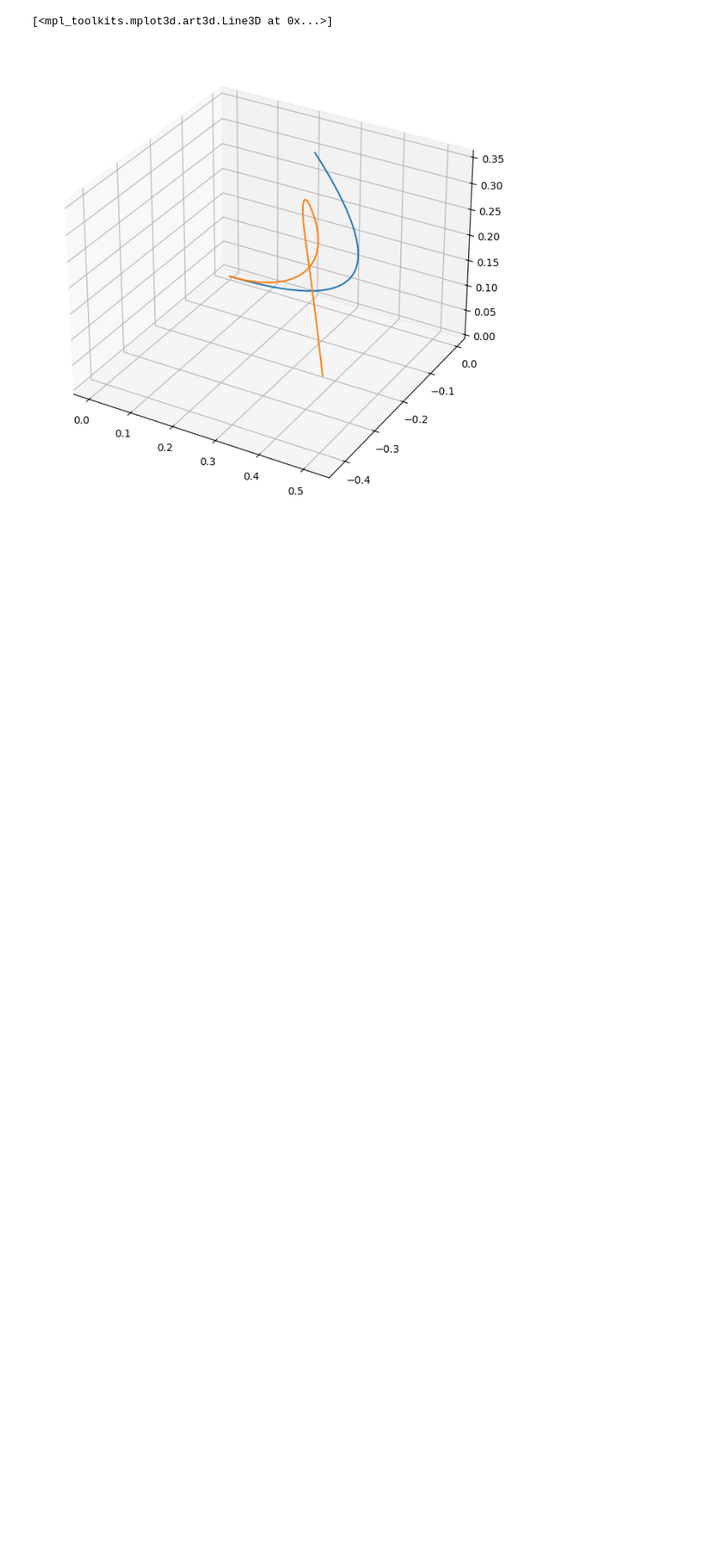
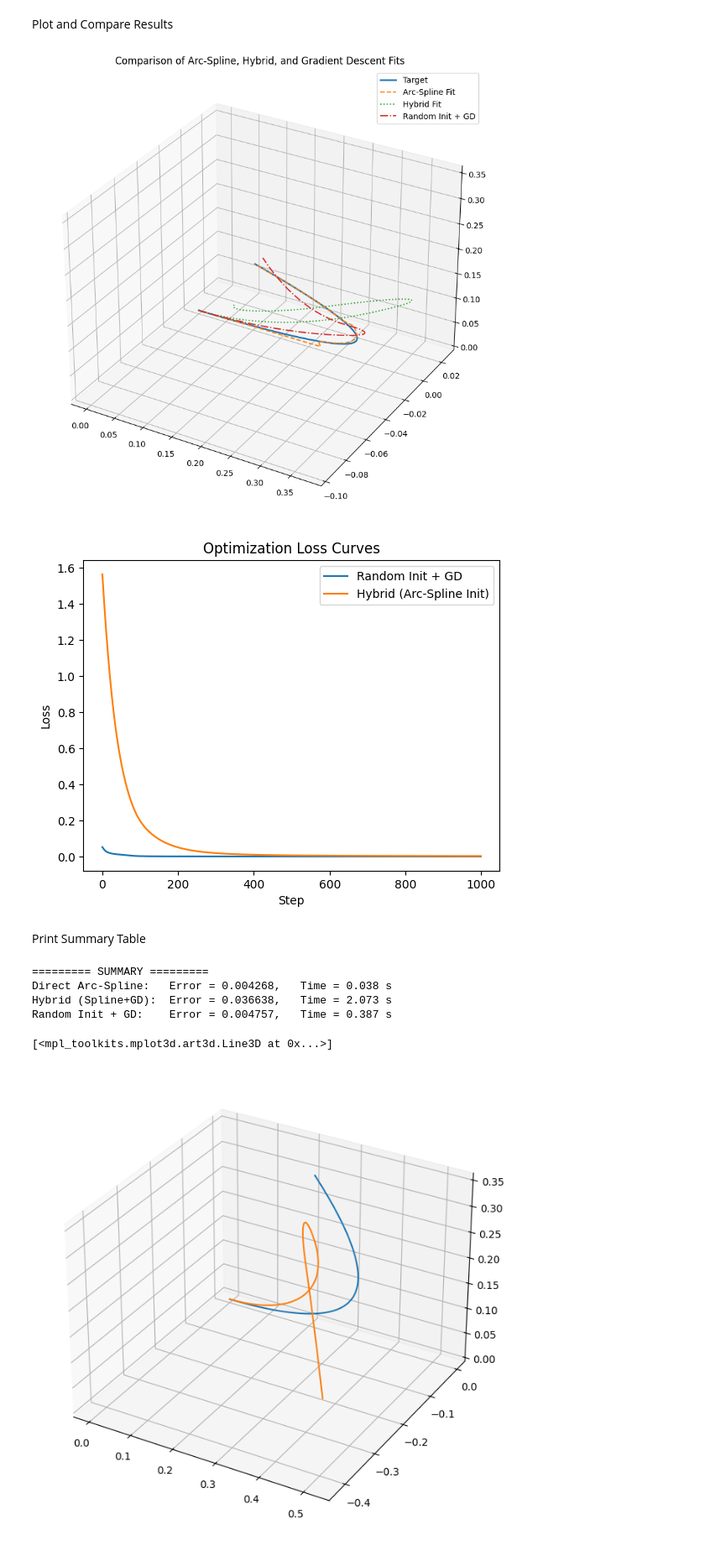
Before and after one commit to AEbrazeh/SoftActuatorSimulation, a Jupyter notebook: Demonstration.ipynb, the cells around one changed output. Shown: that part at 84% size. Drawn from its saved outputs; the diff is of its cells as text; code cells hidden in the pictures; blank space fills up the shorter version.

```diff
--- a/Demonstration.ipynb
+++ b/Demonstration.ipynb
@@ -11,0 +20,2 @@ from scipy.spatial.transform import Rotation as R
+# %%
+pTarget = resampleUniform(CurveGenerator(nCtrl=3, order=2, nPoints=100, seed=400), 50)/2
@@ -11,0 +40,8 @@ from scipy.spatial.transform import Rotation as R
+# %%
+start = time.time()
+fit_points, partition, diagnostics = fit_3d_arcspline(pTarget_np, n_segments=nSegments)
+arc_segments = extract_arc_parameters(diagnostics)
+init_params = arc_segments_to_l_beta_alpha(arc_segments)   # shape (nSegments, 3)
+direct_time = time.time() - start
+direct_error = np.mean(np.linalg.norm(fit_points - pTarget_np, axis=1))
+print(f"Direct Arc-Spline Fit - Error: {direct_error:.6f}   Time: {direct_time:.3f} s")# Use these directly to calculate stiffness and set the robot
@@ -11,0 +76,16 @@ from scipy.spatial.transform import Rotation as R
+# %%
+key = jax.random.PRNGKey(0)
+params_rand = 2 * jax.random.normal(key, (nSegments, 3))
+optState_rand = optimizer.init(params_rand)
+losses_random = []
+start = time.time()
+for ii in range(1000):
+    L, params_rand, optState_rand = optimizationStep(params_rand, pTarget, criterion, optimizer, optState_rand)
+    losses_random.append(L)
+    if ii % 100 == 0:
+        print(f"Random GD step {ii}, Loss: {L:.6f}", end='\r')
+random_time = time.time() - start
+
+p_random = resampleUniform(generateArcSpline(params_rand, 1000), len(pTarget_np))
+random_error = np.mean(np.linalg.norm(p_random - pTarget_np, axis=1))
+print(f"\nRandom Initialization + GD - Error: {random_error:.6f}   Time: {random_time:.3f} s")
@@ -12,3 +95,39 @@ from scipy.spatial.transform import Rotation as R
+# %% [markdown]
+Plot and Compare Results
+# %%
+fig = plt.figure(figsize=(10, 10))
+ax = fig.add_subplot(111, projection='3d')
+ax.plot(pTarget_np[:,0], pTarget_np[:,1], pTarget_np[:,2], label='Target', lw=2)
+ax.plot(fit_points[:,0], fit_points[:,1], fit_points[:,2], '--', label='Arc-Spline Fit')
+ax.plot(p_hybrid[:,0], p_hybrid[:,1], p_hybrid[:,2], ':', label='Hybrid Fit')
+ax.plot(p_random[:,0], p_random[:,1], p_random[:,2], '-.', label='Random Init + GD')
+ax.legend()
+ax.set_title('Comparison of Arc-Spline, Hybrid, and Gradient Descent Fits')
+plt.show()
+
+plt.figure()
+plt.plot(losses_random, label='Random Init + GD')
+plt.plot(losses_hybrid, label='Hybrid (Arc-Spline Init)')
+plt.xlabel('Step')
+plt.ylabel('Loss')
+plt.legend()
+plt.title('Optimization Loss Curves')
+plt.show()
+# %% [output]
+[figure, added]
+[figure, added]
+# %% [markdown]
+Print Summary Table
+# %%
+print("========= SUMMARY =========")
+print(f"Direct Arc-Spline:   Error = {direct_error:.6f},   Time = {direct_time:.3f} s")
+print(f"Hybrid (Spline+GD):  Error = {hybrid_error:.6f},   Time = {hybrid_time:.3f} s")
+print(f"Random Init + GD:    Error = {random_error:.6f},   Time = {random_time:.3f} s")
+# %% [output]
+========= SUMMARY =========
+Direct Arc-Spline:   Error = 0.004268,   Time = 0.038 s
+Hybrid (Spline+GD):  Error = 0.036638,   Time = 2.073 s
+Random Init + GD:    Error = 0.004757,   Time = 0.387 s
 # %%
 height = width = 1024
 dt = 0.01
```
Also changed, not shown: parts of 16 cells of this notebook, 2 other files.
